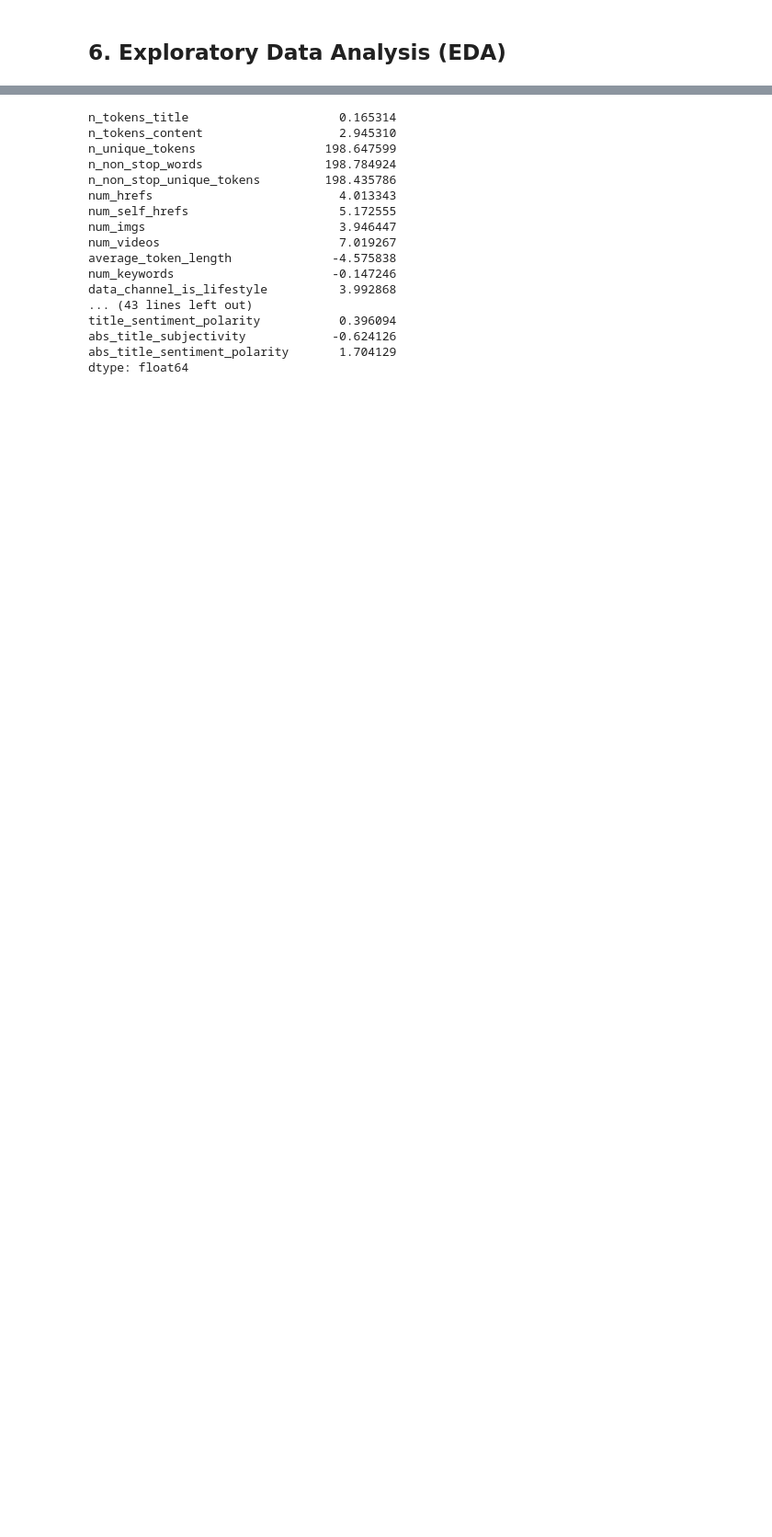
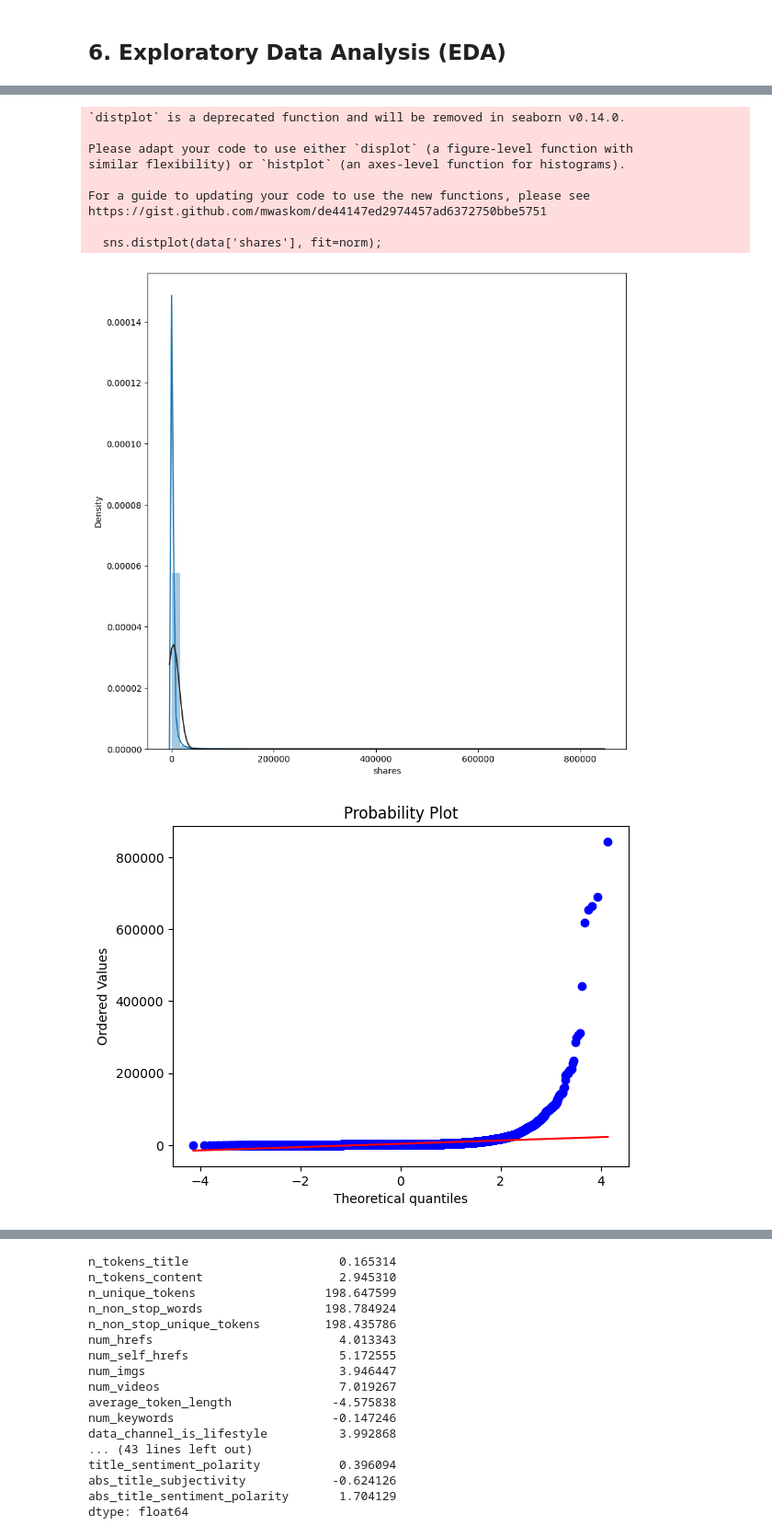
Before and after one commit to JoelJoshi2002/Online-News-Popularity-Prediction, a Jupyter notebook: phase_3.ipynb, the cells around one changed output, grey strips where cells are left out. Shown at 92% size. Cells and saved outputs as stored; diff of their text form; code cells hidden in the pictures; blank space fills up the shorter version.

```diff
--- a/phase_3.ipynb
+++ b/phase_3.ipynb
@@ -273,3 +288,14 @@ Index(['url', ' timedelta', ' n_tokens_title', ' n_tokens_content',
       dtype='object')
 # %%
 data.columns = data.columns.str.strip()
+# %%
+share_label = list()
+for share in data['shares']:
+    if share <= 1400:
+        share_label.append('Unpopular')
+    else:
+        share_label.append('Popular')
+
+# Update this class label into the dataframe
+data = pd.concat([data.reset_index(drop=True), pd.DataFrame(share_label, columns=['popularity'])], axis=1)
+data.head(4)
@@ -276,2 +309,15 @@ data.columns = data.columns.str.strip()
 # %% [markdown]
 ## **6. Exploratory Data Analysis (EDA)**
+# %%
+print("Skewness: %f" % data['shares'].skew())
+print("Kurtosis: %f" % data['shares'].kurt())
+
+
+
+#histogram and normal probability plot
+temp_data = data[data['shares'] <= 100000]
+fig,ax = plt.subplots(figsize=(10,10))
+sns.distplot(data['shares'], fit=norm);
+fig = plt.figure()
+res = probplot(data['shares'], plot=plt)
+# %% [output]
@@ -277,0 +326,11 @@ data.columns = data.columns.str.strip()
+`distplot` is a deprecated function and will be removed in seaborn v0.14.0.
+
+Please adapt your code to use either `displot` (a figure-level function with
+similar flexibility) or `histplot` (an axes-level function for histograms).
+
+For a guide to updating your code to use the new functions, please see
+https://gist.github.com/mwaskom/de44147ed2974457ad6372750bbe5751
+
+  sns.distplot(data['shares'], fit=norm);
+[figure, added]
+[figure, added]
```
Also changed, not shown: parts of 45 cells of this notebook.
